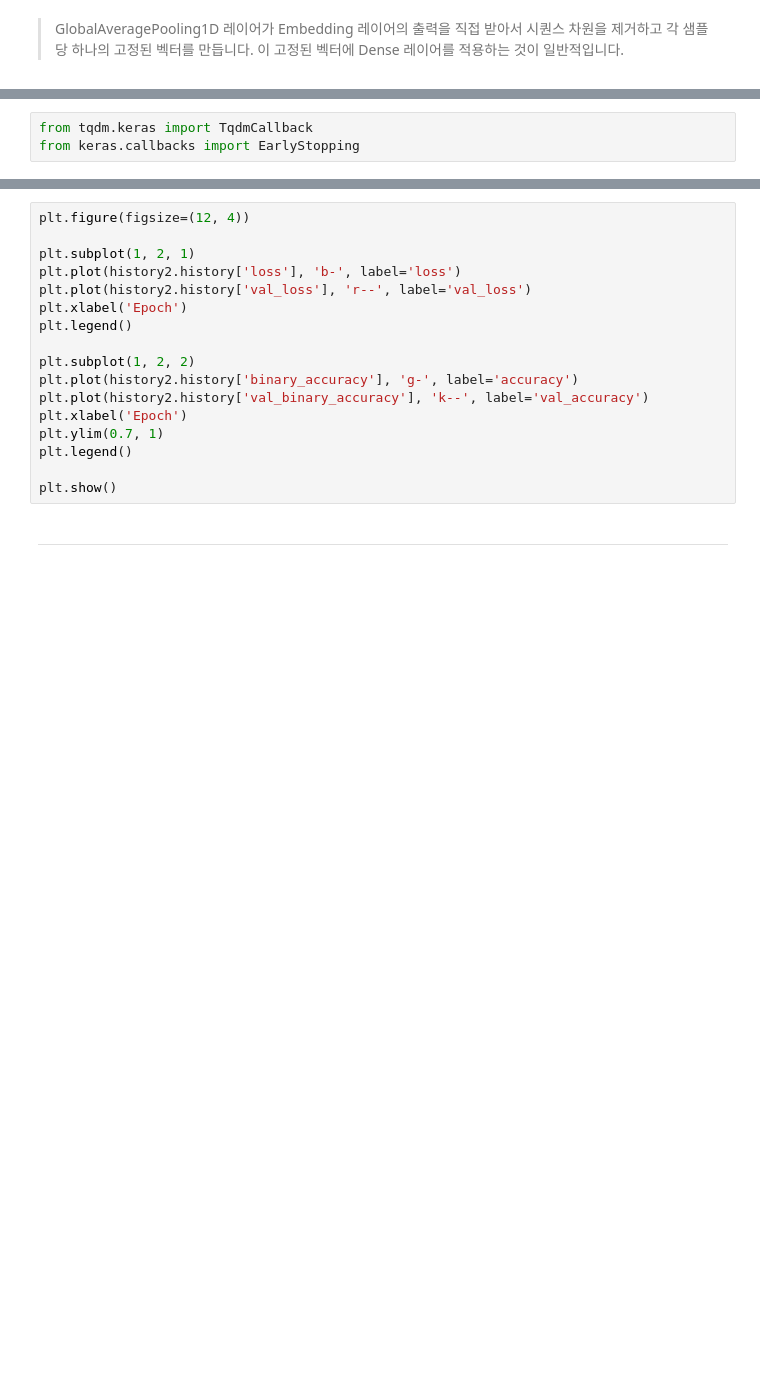
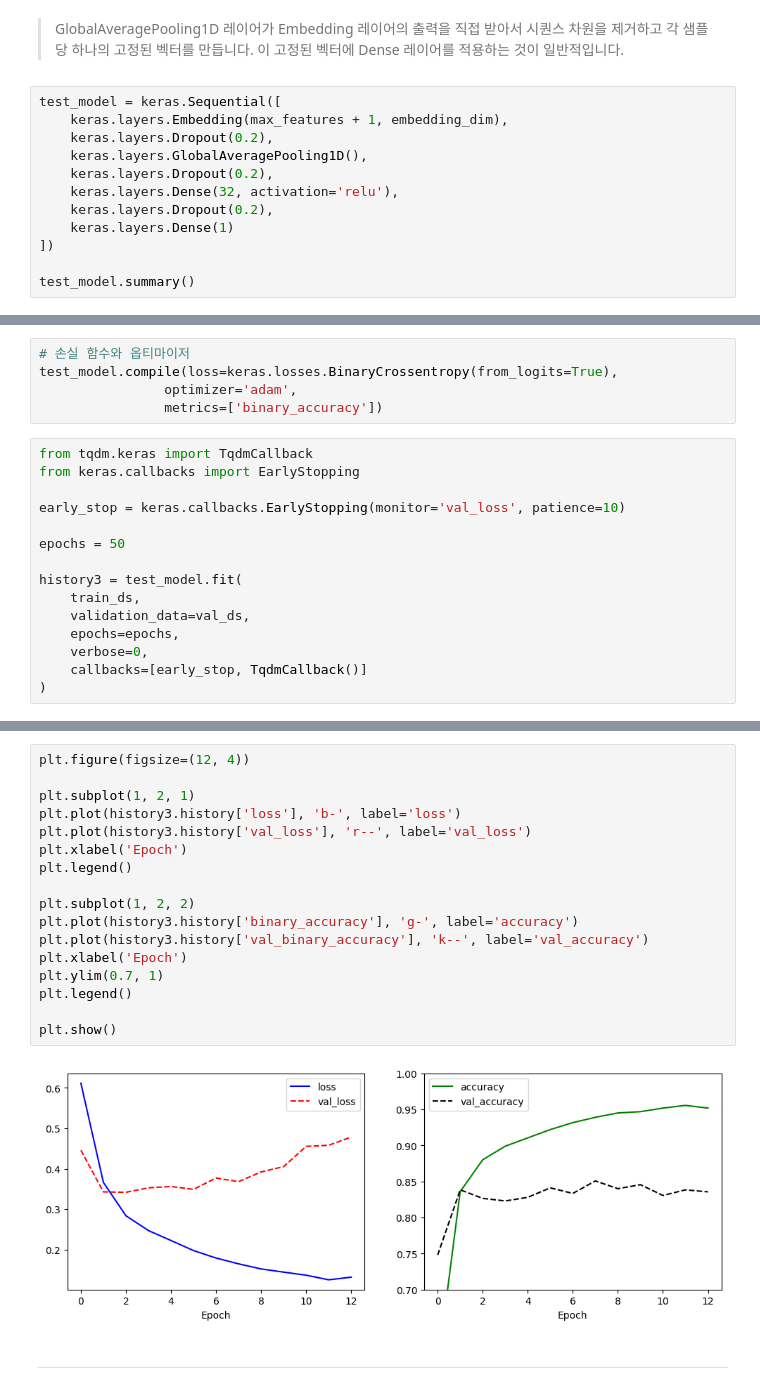
Before and after one commit to Ihan0316/ai_scool, a Jupyter notebook: 7월/7-25/08exText_Classification-imdb-0.ipynb, the cells around one changed output, grey strips where cells are left out. Saved outputs shown, nothing was run; the diff lists cells and outputs as text; blank space fills up the shorter version.

Commit message:
7/25 text classification prediction model

```diff
--- a/7월/7-25/08exText_Classification-imdb-0.ipynb
+++ b/7월/7-25/08exText_Classification-imdb-0.ipynb
@@ -699,2 +702,14 @@ for i, pred in enumerate(predictions['output_0']):
 # %% [markdown]
 > GlobalAveragePooling1D 레이어가 Embedding 레이어의 출력을 직접 받아서 시퀀스 차원을 제거하고 각 샘플당 하나의 고정된 벡터를 만듭니다. 이 고정된 벡터에 Dense 레이어를 적용하는 것이 일반적입니다.
+# %%
+test_model = keras.Sequential([
+    keras.layers.Embedding(max_features + 1, embedding_dim),
+    keras.layers.Dropout(0.2),
+    keras.layers.GlobalAveragePooling1D(),
+    keras.layers.Dropout(0.2),
+    keras.layers.Dense(32, activation='relu'),
+    keras.layers.Dropout(0.2),
+    keras.layers.Dense(1)
+])
+
+test_model.summary()
@@ -701,3 +739,20 @@ for i, pred in enumerate(predictions['output_0']):
+# %%
+# 손실 함수와 옵티마이저
+test_model.compile(loss=keras.losses.BinaryCrossentropy(from_logits=True),
+                optimizer='adam',
+                metrics=['binary_accuracy'])
 # %%
 from tqdm.keras import TqdmCallback
 from keras.callbacks import EarlyStopping
+
+early_stop = keras.callbacks.EarlyStopping(monitor='val_loss', patience=10)
+
+epochs = 50
+
+history3 = test_model.fit(
+    train_ds,
+    validation_data=val_ds,
+    epochs=epochs,
+    verbose=0,
+    callbacks=[early_stop, TqdmCallback()]
+)
@@ -709,20 +770,22 @@ print("Accuracy: ", accuracy)
 # %%
 plt.figure(figsize=(12, 4))
 
 plt.subplot(1, 2, 1)
-plt.plot(history2.history['loss'], 'b-', label='loss')
-plt.plot(history2.history['val_loss'], 'r--', label='val_loss')
+plt.plot(history3.history['loss'], 'b-', label='loss')
+plt.plot(history3.history['val_loss'], 'r--', label='val_loss')
 plt.xlabel('Epoch')
 plt.legend()
 
 plt.subplot(1, 2, 2)
-plt.plot(history2.history['binary_accuracy'], 'g-', label='accuracy')
-plt.plot(history2.history['val_binary_accuracy'], 'k--', label='val_accuracy')
+plt.plot(history3.history['binary_accuracy'], 'g-', label='accuracy')
+plt.plot(history3.history['val_binary_accuracy'], 'k--', label='val_accuracy')
 plt.xlabel('Epoch')
 plt.ylim(0.7, 1)
 plt.legend()
 
 plt.show()
+# %% [output]
+[figure, added]
 # %% [markdown]
 ---
 # %% [markdown]
```
Also changed, not shown: parts of 5 cells of this notebook.
